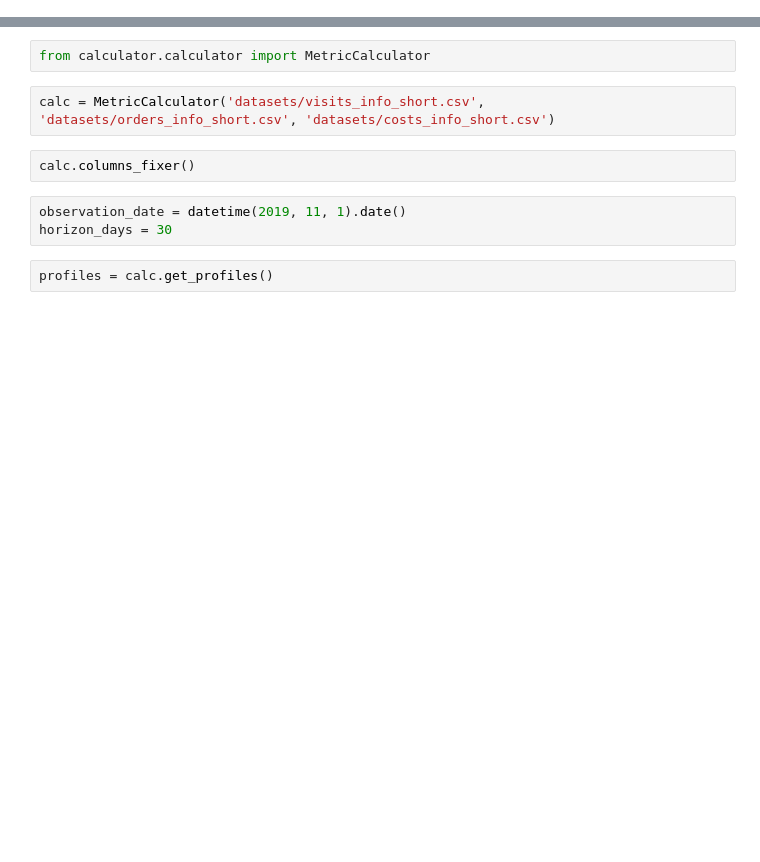
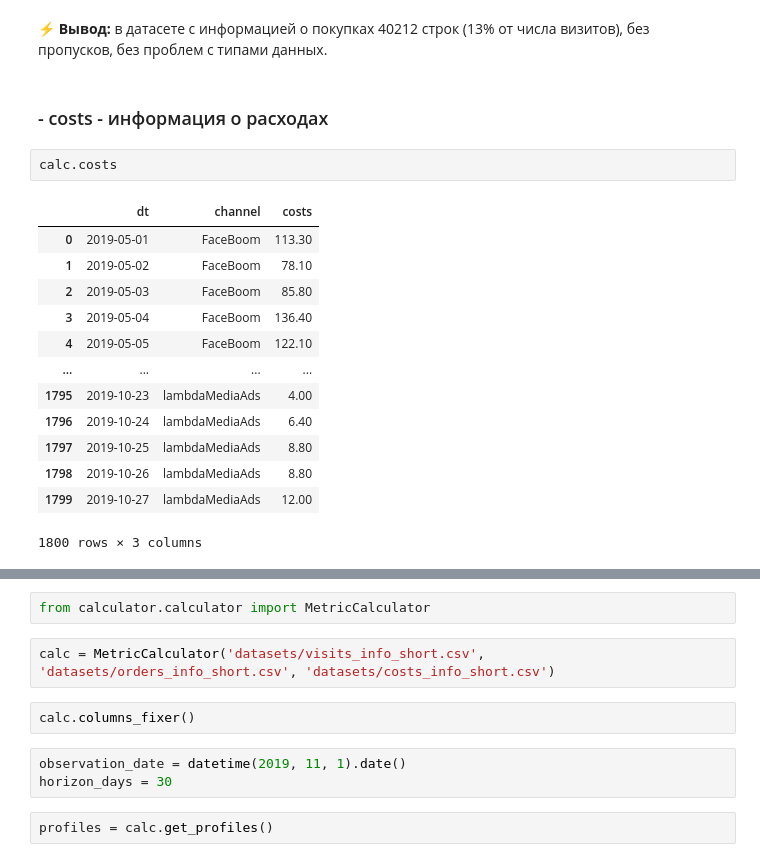
Before and after one commit to ikazman/practicum_da_projects, a Jupyter notebook: marketing_analysis/maketing_analysis.ipynb, the cells around one changed output, grey strips where cells are left out. Cells and saved outputs as stored; diff of their text form; blank space fills up the shorter version.

```diff
--- a/marketing_analysis/maketing_analysis.ipynb
+++ b/marketing_analysis/maketing_analysis.ipynb
@@ -2,0 +163,20 @@ from datetime import datetime
+# %% [markdown]
+&#9889; **Вывод:** в датасете с информацией о покупках 40212 строк (13% от числа визитов), без пропусков, без проблем с типами данных.
+# %% [markdown]
+### - costs - информация о расходах
+# %%
+calc.costs
+# %% [output]
+|  | dt | channel | costs |
+| 0 | 2019-05-01 | FaceBoom | 113.30 |
+| 1 | 2019-05-02 | FaceBoom | 78.10 |
+| 2 | 2019-05-03 | FaceBoom | 85.80 |
+| 3 | 2019-05-04 | FaceBoom | 136.40 |
+| 4 | 2019-05-05 | FaceBoom | 122.10 |
+| ... | ... | ... | ... |
+| 1795 | 2019-10-23 | lambdaMediaAds | 4.00 |
+| 1796 | 2019-10-24 | lambdaMediaAds | 6.40 |
+| 1797 | 2019-10-25 | lambdaMediaAds | 8.80 |
+| 1798 | 2019-10-26 | lambdaMediaAds | 8.80 |
+| 1799 | 2019-10-27 | lambdaMediaAds | 12.00 |
+1800 rows × 3 columns
```
Also changed, not shown: parts of 73 cells of this notebook, 1 other file.
